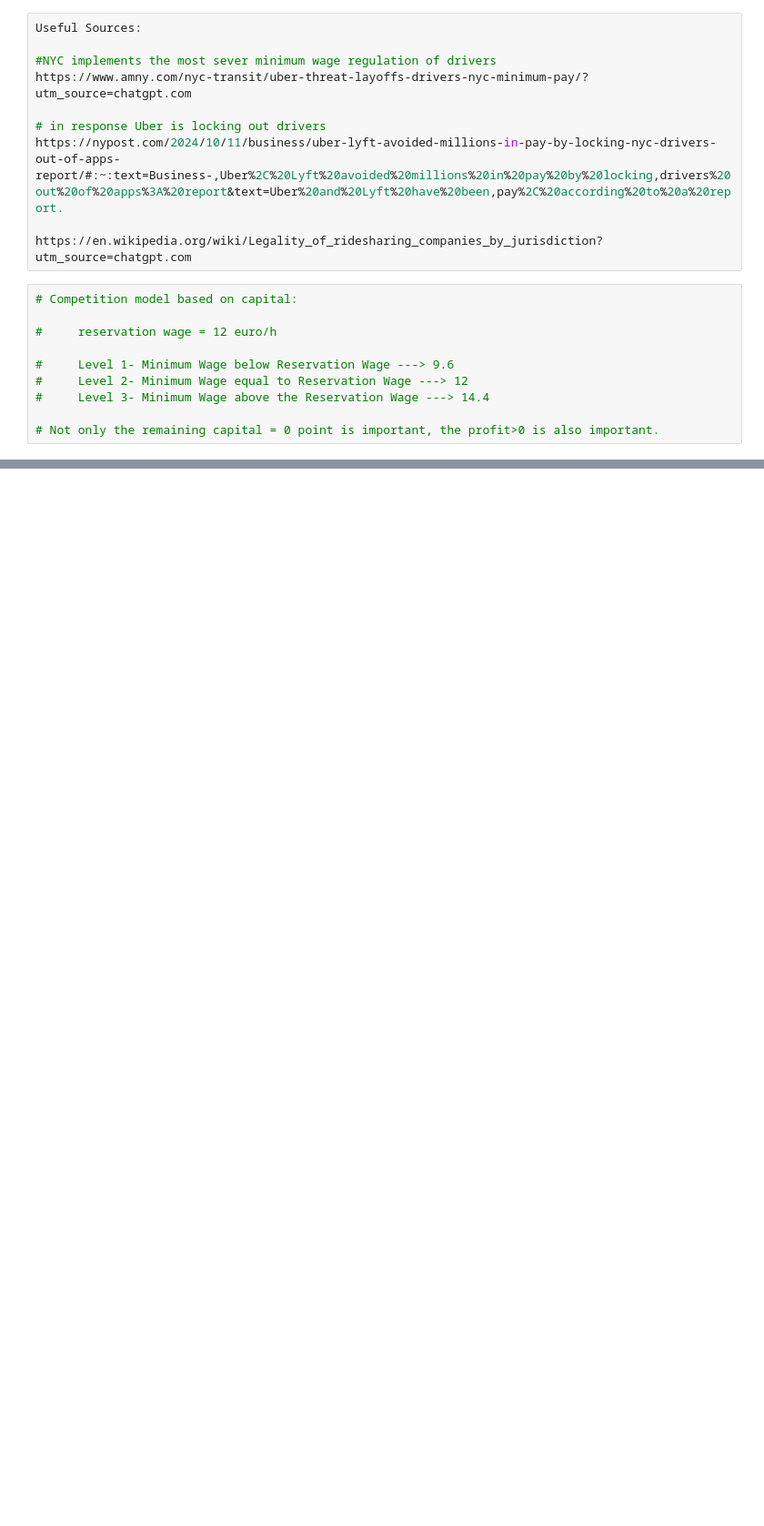
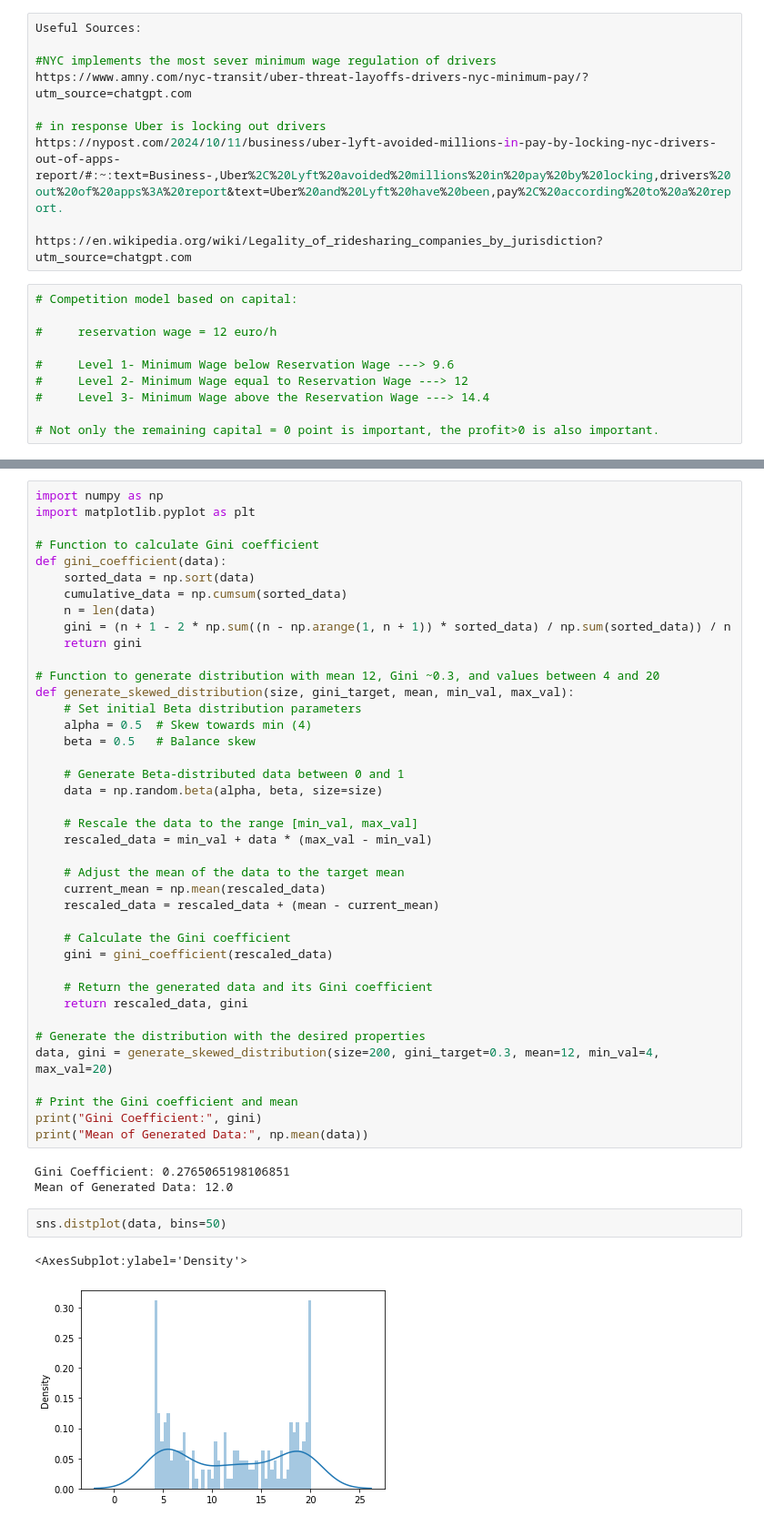
Before and after one commit to Farnoud-G/MaaSSim, a Jupyter notebook: docs/P3_Competition/Amsterdam-Try&Select.ipynb, the cells around one changed output, grey strips where cells are left out. Shown at 91% size. Drawn from its saved outputs; the diff is of its cells as text; blank space fills up the shorter version.

```diff
--- a/docs/P3_Competition/Amsterdam-Try&Select.ipynb
+++ b/docs/P3_Competition/Amsterdam-Try&Select.ipynb
@@ -221,0 +261,48 @@ https://en.wikipedia.org/wiki/Legality_of_ridesharing_companies_by_jurisdiction?
+# %%
+import numpy as np
+import matplotlib.pyplot as plt
+
+# Function to calculate Gini coefficient
+def gini_coefficient(data):
+    sorted_data = np.sort(data)
+    cumulative_data = np.cumsum(sorted_data)
+    n = len(data)
+    gini = (n + 1 - 2 * np.sum((n - np.arange(1, n + 1)) * sorted_data) / np.sum(sorted_data)) / n
+    return gini
+
+# Function to generate distribution with mean 12, Gini ~0.3, and values between 4 and 20
+def generate_skewed_distribution(size, gini_target, mean, min_val, max_val):
+    # Set initial Beta distribution parameters
+    alpha = 0.5  # Skew towards min (4)
+    beta = 0.5   # Balance skew
+
+    # Generate Beta-distributed data between 0 and 1
+    data = np.random.beta(alpha, beta, size=size)
+
+    # Rescale the data to the range [min_val, max_val]
+    rescaled_data = min_val + data * (max_val - min_val)
+
+    # Adjust the mean of the data to the target mean
+    current_mean = np.mean(rescaled_data)
+    rescaled_data = rescaled_data + (mean - current_mean)
+
+    # Calculate the Gini coefficient
+    gini = gini_coefficient(rescaled_data)
+
+    # Return the generated data and its Gini coefficient
+    return rescaled_data, gini
+
+# Generate the distribution with the desired properties
+data, gini = generate_skewed_distribution(size=200, gini_target=0.3, mean=12, min_val=4, max_val=20)
+
+# Print the Gini coefficient and mean
+print("Gini Coefficient:", gini)
+print("Mean of Generated Data:", np.mean(data))
+# %% [output]
+Gini Coefficient: 0.2765065198106851
+Mean of Generated Data: 12.0
+# %%
+sns.distplot(data, bins=50)
+# %% [output]
+<AxesSubplot:ylabel='Density'>
+[figure, added]
```
Also changed, not shown: parts of 15 cells of this notebook, 4 other files.
